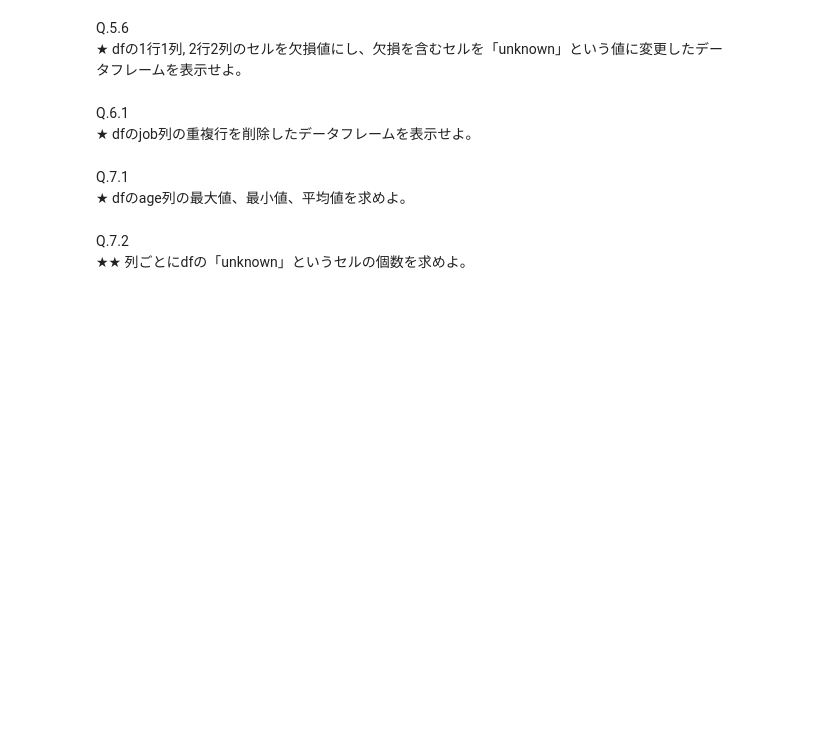
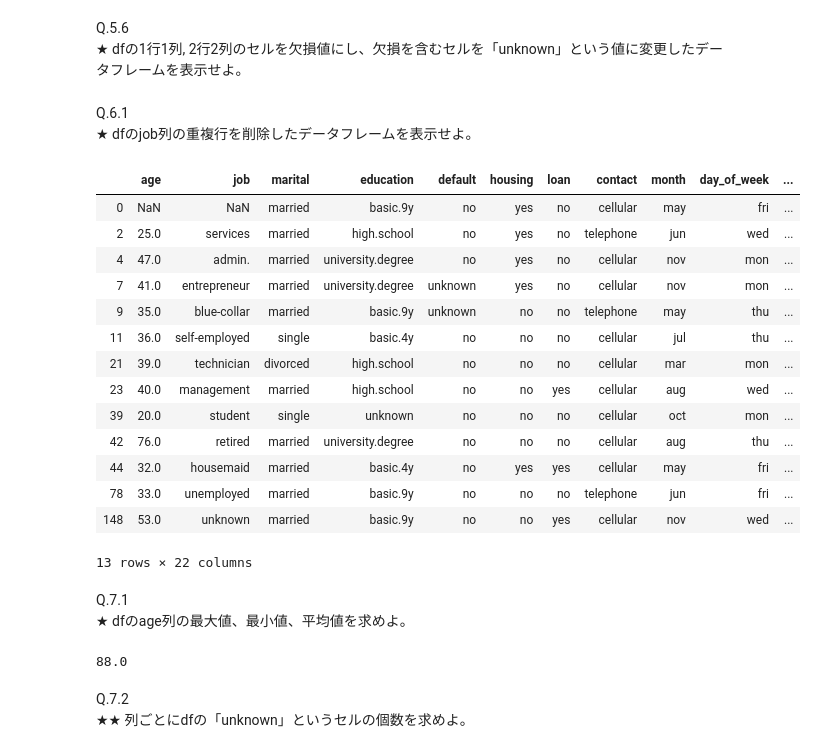
Before and after one commit to Seiji555/pub, a Jupyter notebook: AI/python_math/session03/session03_pandas_演習.ipynb, the cells around one changed output. Drawn from its saved outputs; the diff is of its cells as text; code cells hidden in the pictures; blank space fills up the shorter version.

```diff
--- a/AI/python_math/session03/session03_pandas_演習.ipynb
+++ b/AI/python_math/session03/session03_pandas_演習.ipynb
@@ -214,3 +218,6 @@ d2 = pd.DataFrame([5, 6, 7])
 # %% [markdown]
 Q.4.1
 ★ dfに「over_25」という列を追加せよ。追加する列のセルの値は全て「yes」とせよ。
+# %%
+df["over_25"] = 'yes'
+df.head
@@ -217,3 +242,8 @@ Q.4.1
 # %% [markdown]
 Q.4.2
 ★★ dfに「over_25」という列を追加せよ。追加する列のセルの値はageが25より大きい時に「yes」、ageが25以下の場合「no」とせよ。
+# %%
+for age in df["age"]:
+    if age > 25:
+        df["over_25"] = 'yes'
+    else df["over_25"] = 'no':
@@ -224,3 +256,9 @@ Q.4.3
 Q.4.4
 ★★ dfの最終行の下に最終行と同じ内容の行を追加せよ。
 インデックス番号は最終行のインデックス番号より1つ大きくすること。
+# %%
+lst = df.iloc[-1, :]
+df.loc[-1, :] = lst
+
+print(df.loc[-1,:])
+print(df.loc[-2,:])
@@ -233,0 +293,4 @@ np.nan #　欠損値
+# %%
+df.iloc[0,0] = np.nan
+df.iloc[1,1] = np.nan
+df.head()
@@ -249,9 +353,31 @@ Q.5.6
 # %% [markdown]
 Q.6.1
 ★ dfのjob列の重複行を削除したデータフレームを表示せよ。
+# %%
+df.drop_duplicates(["job"])
+# %% [output]
+|  | age | job | marital | education | default | housing | loan | contact | month | day_of_week | ... |
+| 0 | NaN | NaN | married | basic.9y | no | yes | no | cellular | may | fri | ... |
+| 2 | 25.0 | services | married | high.school | no | yes | no | telephone | jun | wed | ... |
+| 4 | 47.0 | admin. | married | university.degree | no | yes | no | cellular | nov | mon | ... |
+| 7 | 41.0 | entrepreneur | married | university.degree | unknown | yes | no | cellular | nov | mon | ... |
+| 9 | 35.0 | blue-collar | married | basic.9y | unknown | no | no | telephone | may | thu | ... |
+| 11 | 36.0 | self-employed | single | basic.4y | no | no | no | cellular | jul | thu | ... |
+| 21 | 39.0 | technician | divorced | high.school | no | no | no | cellular | mar | mon | ... |
+| 23 | 40.0 | management | married | high.school | no | no | yes | cellular | aug | wed | ... |
+| 39 | 20.0 | student | single | unknown | no | no | no | cellular | oct | mon | ... |
+| 42 | 76.0 | retired | married | university.degree | no | no | no | cellular | aug | thu | ... |
+| 44 | 32.0 | housemaid | married | basic.4y | no | yes | yes | cellular | may | fri | ... |
+| 78 | 33.0 | unemployed | married | basic.9y | no | no | no | telephone | jun | fri | ... |
+| 148 | 53.0 | unknown | married | basic.9y | no | no | yes | cellular | nov | wed | ... |
+13 rows × 22 columns
 # %% [markdown]
 Q.7.1
 ★ dfのage列の最大値、最小値、平均値を求めよ。
+# %%
+df["age"].max()
+# %% [output]
+88.0
 # %% [markdown]
 Q.7.2
 ★★ 列ごとにdfの「unknown」というセルの個数を求めよ。
```
Also changed, not shown: parts of 12 cells of this notebook.
